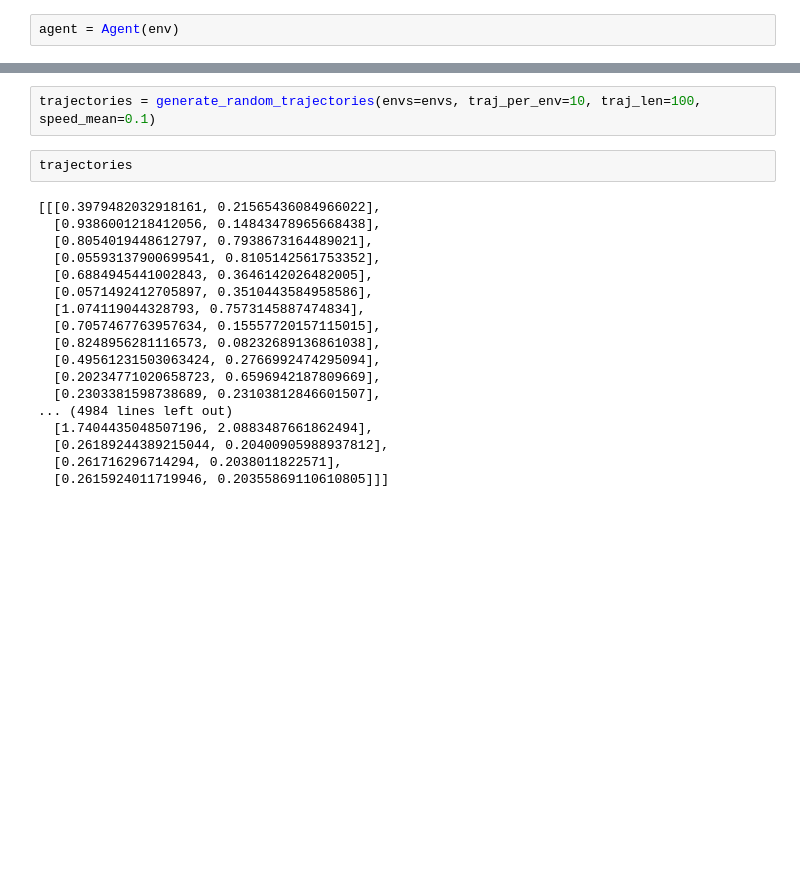
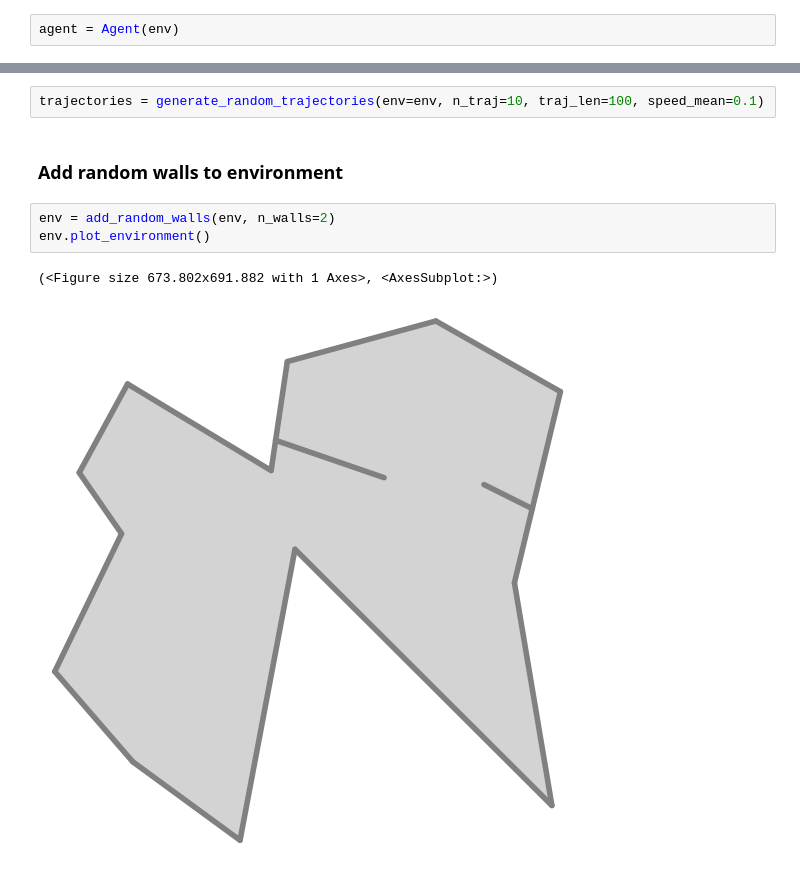
Before and after one commit to bioAI-Oslo/ConjunctiveRepresentations, a Jupyter notebook: ratinabox_test.ipynb, the cells around one changed output, grey strips where cells are left out. Drawn from its saved outputs; the diff is of its cells as text; blank space fills up the shorter version.

```diff
--- a/ratinabox_test.ipynb
+++ b/ratinabox_test.ipynb
@@ -71,22 +66,10 @@ agent.plot_trajectory()
 # %%
-trajectories = generate_random_trajectories(envs=envs, traj_per_env=10, traj_len=100, speed_mean=0.1)
+trajectories = generate_random_trajectories(env=env, n_traj=10, traj_len=100, speed_mean=0.1)
-# %%
-trajectories
-# %% [output]
-[[[0.3979482032918161, 0.21565436084966022],
-  [0.9386001218412056, 0.14843478965668438],
-  [0.8054019448612797, 0.7938673164489021],
-  [0.05593137900699541, 0.8105142561753352],
-  [0.6884945441002843, 0.3646142026482005],
-  [0.0571492412705897, 0.3510443584958586],
-  [1.074119044328793, 0.7573145887474834],
-  [0.7057467763957634, 0.15557720157115015],
-  [0.8248956281116573, 0.08232689136861038],
-  [0.49561231503063424, 0.2766992474295094],
-  [0.20234771020658723, 0.6596942187809669],
-  [0.2303381598738689, 0.23103812846601507],
-... (4984 lines left out)
-  [1.7404435048507196, 2.0883487661862494],
-  [0.26189244389215044, 0.20400905988937812],
-  [0.261716296714294, 0.2038011822571],
-  [0.2615924011719946, 0.20355869110610805]]]
+# %% [markdown]
+### Add random walls to environment
+# %%
+env = add_random_walls(env, n_walls=2)
+env.plot_environment()
+# %% [output]
+(<Figure size 673.802x691.882 with 1 Axes>, <AxesSubplot:>)
+[figure, added]
```
Also changed, not shown: parts of 4 cells of this notebook, 3 other files.
